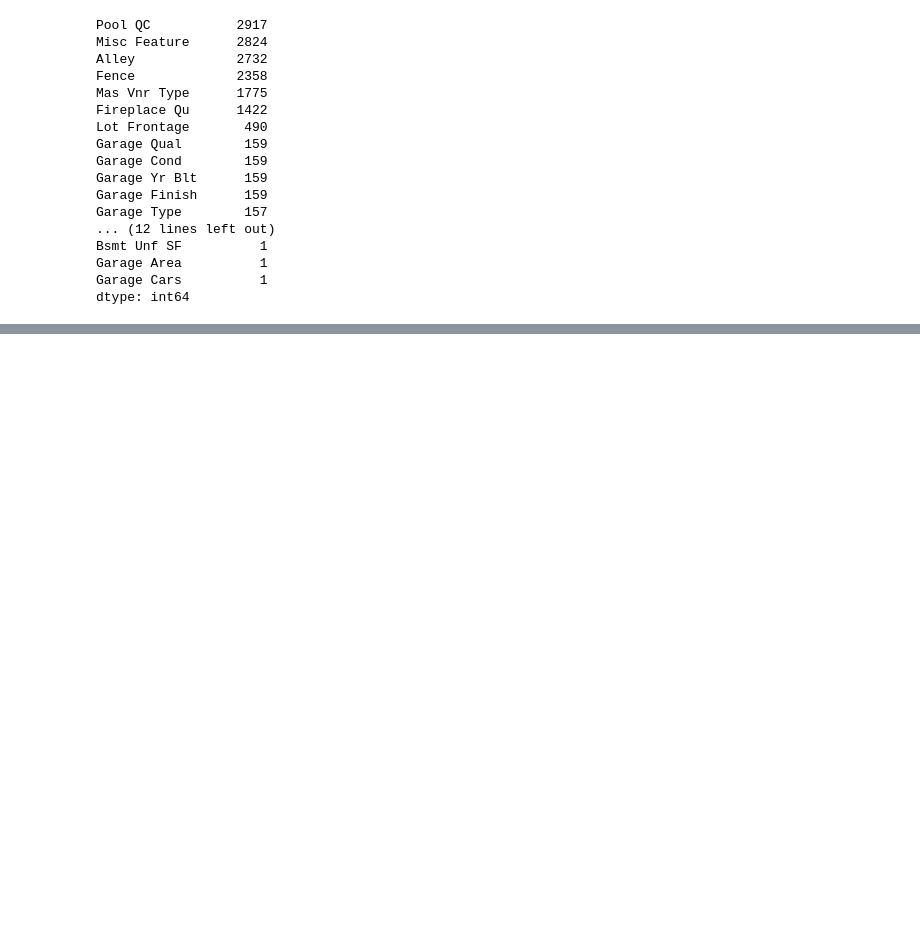
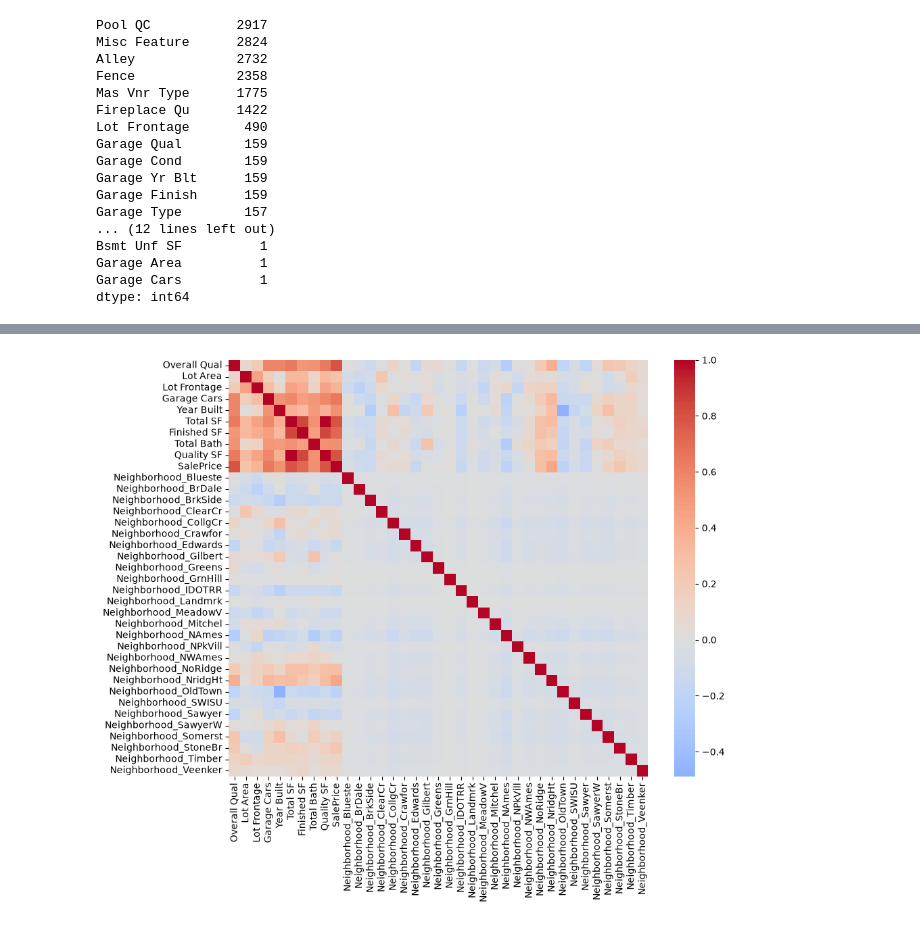
Before and after one commit to JeremiahIsGood/Atlantic-Project, a Jupyter notebook: Ames_data_preprocessing.ipynb, the cells around one changed output, grey strips where cells are left out. Saved outputs shown, nothing was run; the diff lists cells and outputs as text; code cells hidden in the pictures; blank space fills up the shorter version.

```diff
--- a/Ames_data_preprocessing.ipynb
+++ b/Ames_data_preprocessing.ipynb
@@ -150,0 +166,4 @@ class AddFeatures:
+# %%
+df2 = feature_engineer.final_df
+null_counts2 = df2.isna().sum()
+null_counts2[null_counts2 > 0].sort_values(ascending=False)
@@ -150,0 +188,9 @@ class AddFeatures:
+# %%
+cat_cols = df2.select_dtypes(exclude='number').columns
+df2_cleaned = df2.dropna(subset=cat_cols)
+num_df2 = df2_cleaned.select_dtypes(include='number')
+cat_df2 = df2_cleaned.select_dtypes(exclude='number').reset_index(drop=True)
+imputer = KNNImputer()
+num_df2_imputed = pd.DataFrame(imputer.fit_transform(num_df2), columns=num_df2.columns).reset_index(drop=True)
+df3 = pd.concat([num_df2_imputed[useful_features], cat_df2['Neighborhood']], axis=1)
+df3.dtypes
@@ -150,0 +210,8 @@ class AddFeatures:
+# %%
+cat_cols = df3.select_dtypes(exclude='number').columns
+df_encoded = pd.get_dummies(
+    df3,
+    columns=cat_cols,
+    drop_first=True,
+)
+df_encoded.columns
@@ -150,0 +231,7 @@ class AddFeatures:
+# %%
+corr_encoded = df_encoded.corr()
+plt.figure(figsize=(10, 8))
+sns.heatmap(corr_encoded, annot=False, center=0, cmap='coolwarm')
+plt.show()
+# %% [output]
+[figure, added]
```
Also changed, not shown: parts of 11 cells of this notebook, 1 other file.
